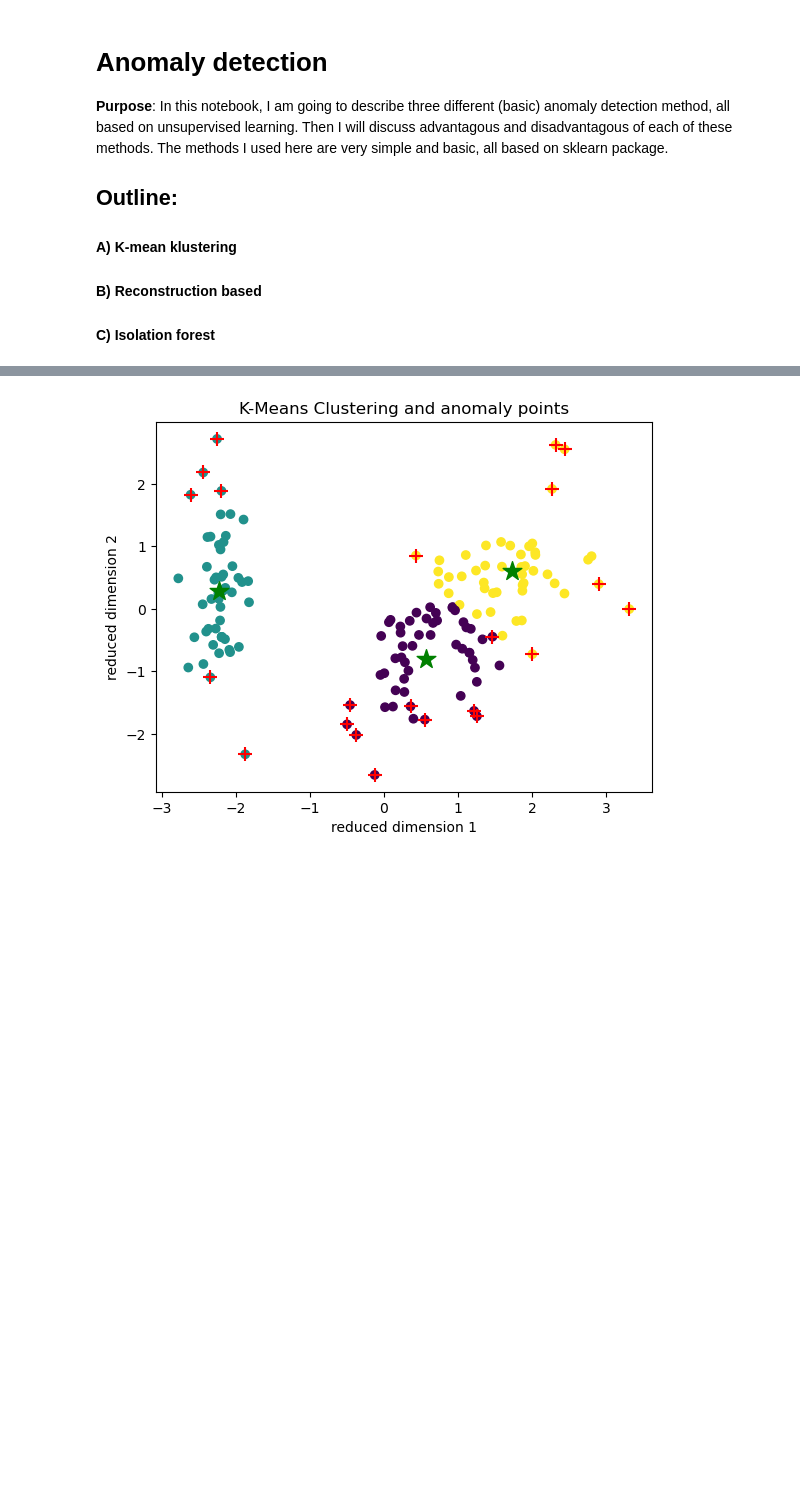
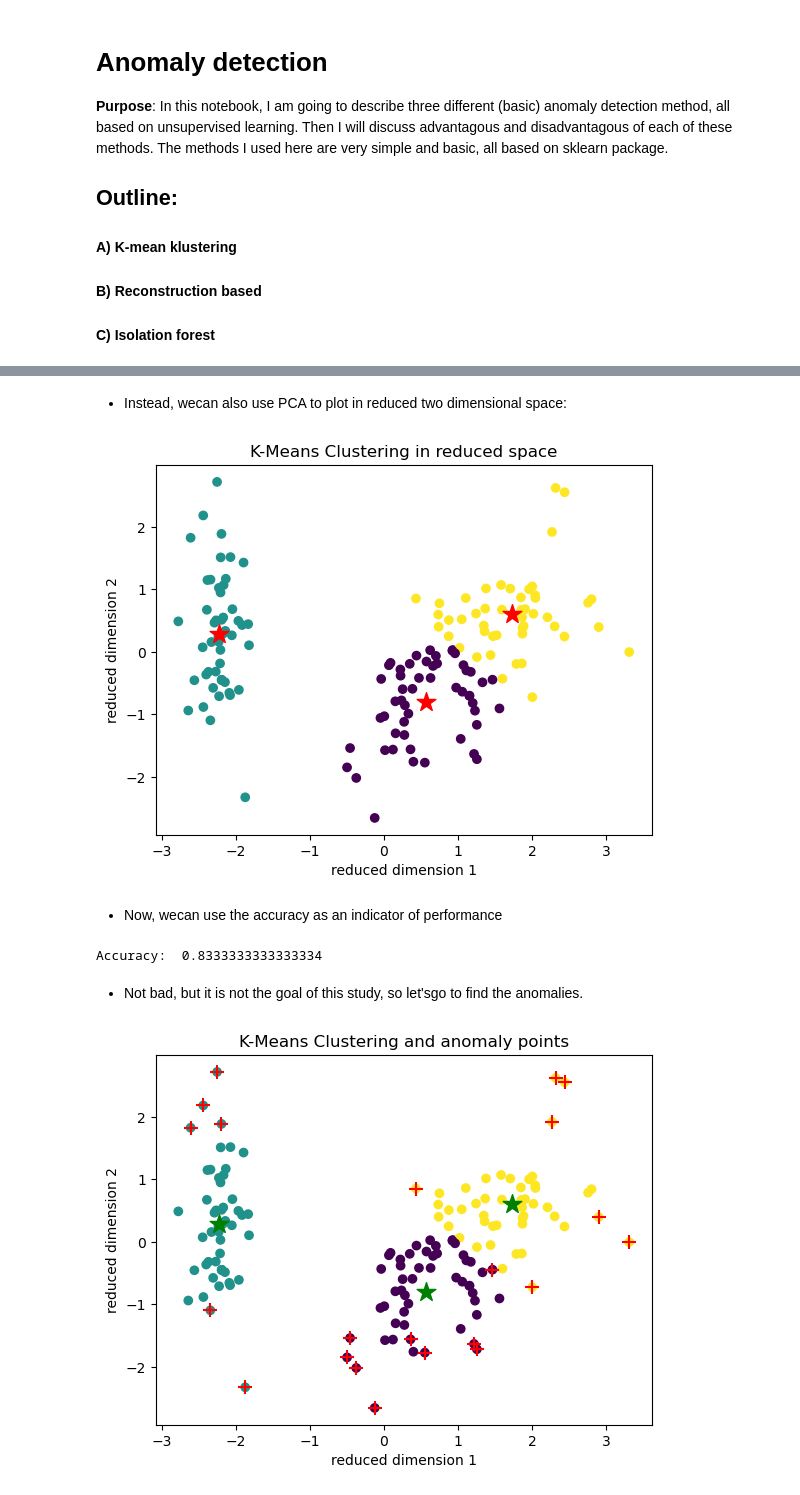
Before and after one commit to Fariborz-P/My-personal-works, a Jupyter notebook: Anomaly detector/Notebok/unsupervised.ipynb, the cells around one changed output, grey strips where cells are left out. Drawn from its saved outputs; the diff is of its cells as text; code cells hidden in the pictures; blank space fills up the shorter version.

```diff
--- a/Anomaly detector/Notebok/unsupervised.ipynb
+++ b/Anomaly detector/Notebok/unsupervised.ipynb
@@ -92,3 +115,30 @@ def anomaly_plot_pca(data:pd.DataFrame,centroids:np.ndarray,anomalies:list):
+# %% [markdown]
+* Instead, wecan also use PCA to plot in reduced two dimensional space:
+# %%
+pca = PCA(n_components=2)
+data_reduced = pca.fit_transform(df_scaled)
+centroids_reduced = pca.transform(kmeans.cluster_centers_)
+plt.scatter(data_reduced[:, 0], data_reduced[:, 1], c=kmeans.labels_, cmap='viridis')
+plt.scatter(centroids_reduced[:, 0], centroids_reduced[:, 1], marker='*', c='red', s=200)
+plt.xlabel('reduced dimension 1')
+plt.ylabel('reduced dimension 2')
+plt.title('K-Means Clustering in reduced space')
+plt.show()
+# %% [output]
+[figure, added]
+# %% [markdown]
+* Now, wecan use the accuracy as an indicator of performance
+# %%
+target_keys=list(df[target].unique())
+target_values=[1,0,2]
+df_copy=df.copy()
+df_copy[target].replace(target_keys,target_values, inplace=True)
+df_copy[target+'_pred']=kmeans.labels_
+print("Accuracy: ", accuracy_score(df_copy[target], df_copy[target+'_pred']))
+# %% [output]
+Accuracy:  0.8333333333333334
+# %% [markdown]
+* Not bad, but it is not the goal of this study, so let'sgo to find the anomalies.
 # %%
 df=pd.read_csv('../data/IRIS.csv')
 features=df.drop(columns=['species']).columns.tolist()
```
Also changed, not shown: parts of 9 cells of this notebook, 1 other file.
